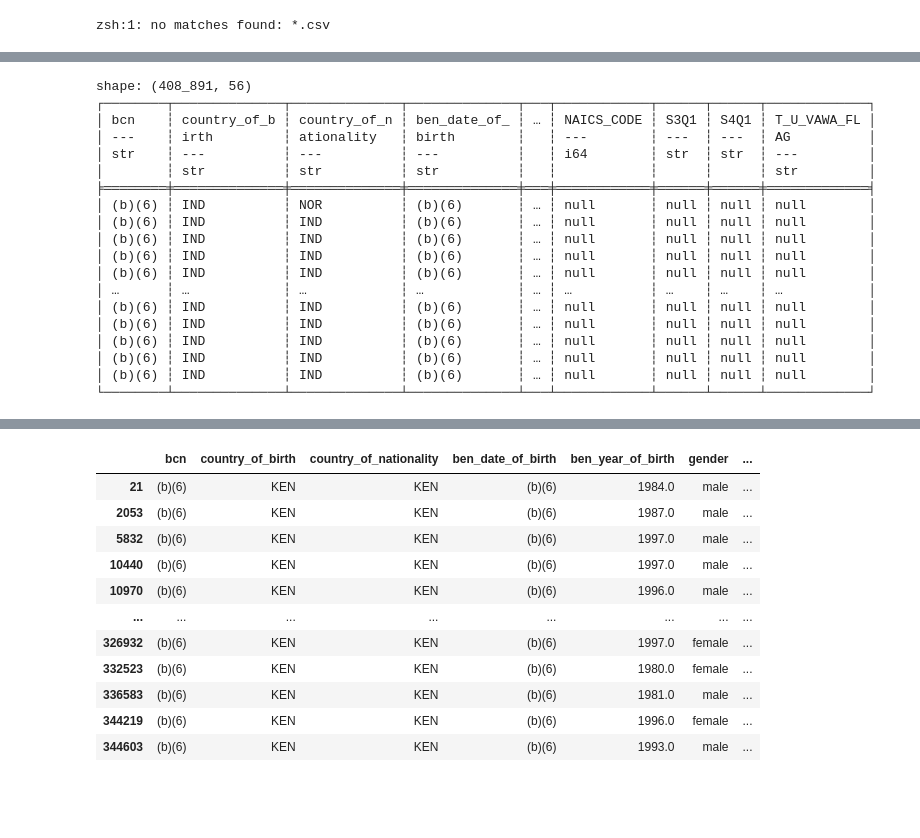
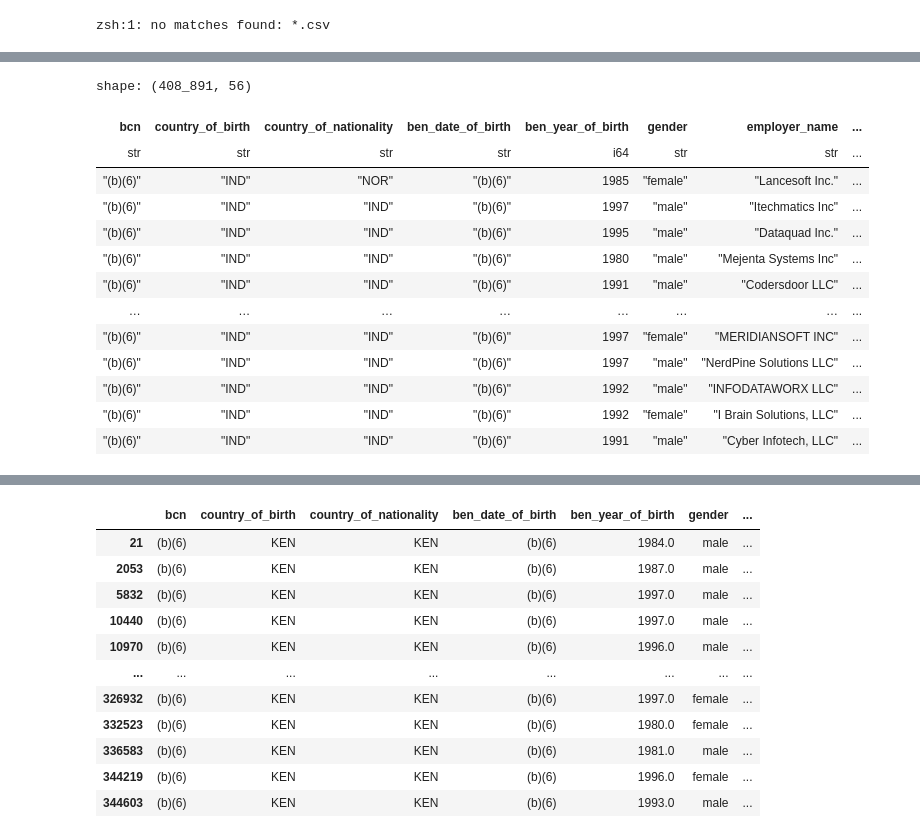
Before and after one commit to LNshuti/h1bs_polars, a Jupyter notebook: explore_h1bdata_withpolars.ipynb, the cells around one changed output, grey strips where cells are left out. Cells and saved outputs as stored; diff of their text form; code cells hidden in the pictures; blank space fills up the shorter version.

```diff
--- a/explore_h1bdata_withpolars.ipynb
+++ b/explore_h1bdata_withpolars.ipynb
@@ -84,24 +69,19 @@ shape: (474_421, 56)
 # %%
-TRK_13139_FY2024_multi_reg = pl.read_csv('TRK_13139_FY2024_multi_reg.csv', ignore_errors=True)
-print(TRK_13139_FY2024_multi_reg)
+TRK_13139_FY2024_multi_reg = pl.read_csv('data/TRK_13139_FY2024_multi_reg.csv', ignore_errors=True)
+TRK_13139_FY2024_multi_reg
 # %% [output]
 shape: (408_891, 56)
-┌────────┬──────────────┬──────────────┬──────────────┬───┬────────────┬──────┬──────┬─────────────┐
-│ bcn    ┆ country_of_b ┆ country_of_n ┆ ben_date_of_ ┆ … ┆ NAICS_CODE ┆ S3Q1 ┆ S4Q1 ┆ T_U_VAWA_FL │
-│ ---    ┆ irth         ┆ ationality   ┆ birth        ┆   ┆ ---        ┆ ---  ┆ ---  ┆ AG          │
-│ str    ┆ ---          ┆ ---          ┆ ---          ┆   ┆ i64        ┆ str  ┆ str  ┆ ---         │
-│        ┆ str          ┆ str          ┆ str          ┆   ┆            ┆      ┆      ┆ str         │
-╞════════╪══════════════╪══════════════╪══════════════╪═══╪════════════╪══════╪══════╪═════════════╡
-│ (b)(6) ┆ IND          ┆ NOR          ┆ (b)(6)       ┆ … ┆ null       ┆ null ┆ null ┆ null        │
-│ (b)(6) ┆ IND          ┆ IND          ┆ (b)(6)       ┆ … ┆ null       ┆ null ┆ null ┆ null        │
-│ (b)(6) ┆ IND          ┆ IND          ┆ (b)(6)       ┆ … ┆ null       ┆ null ┆ null ┆ null        │
-│ (b)(6) ┆ IND          ┆ IND          ┆ (b)(6)       ┆ … ┆ null       ┆ null ┆ null ┆ null        │
-│ (b)(6) ┆ IND          ┆ IND          ┆ (b)(6)       ┆ … ┆ null       ┆ null ┆ null ┆ null        │
-│ …      ┆ …            ┆ …            ┆ …            ┆ … ┆ …          ┆ …    ┆ …    ┆ …           │
-│ (b)(6) ┆ IND          ┆ IND          ┆ (b)(6)       ┆ … ┆ null       ┆ null ┆ null ┆ null        │
-│ (b)(6) ┆ IND          ┆ IND          ┆ (b)(6)       ┆ … ┆ null       ┆ null ┆ null ┆ null        │
-│ (b)(6) ┆ IND          ┆ IND          ┆ (b)(6)       ┆ … ┆ null       ┆ null ┆ null ┆ null        │
-│ (b)(6) ┆ IND          ┆ IND          ┆ (b)(6)       ┆ … ┆ null       ┆ null ┆ null ┆ null        │
-│ (b)(6) ┆ IND          ┆ IND          ┆ (b)(6)       ┆ … ┆ null       ┆ null ┆ null ┆ null        │
-└────────┴──────────────┴──────────────┴──────────────┴───┴────────────┴──────┴──────┴─────────────┘
+| bcn | country_of_birth | country_of_nationality | ben_date_of_birth | ben_year_of_birth | gender | employer_name | ... |
+| str | str | str | str | i64 | str | str | ... |
+| "(b)(6)" | "IND" | "NOR" | "(b)(6)" | 1985 | "female" | "Lancesoft Inc." | ... |
+| "(b)(6)" | "IND" | "IND" | "(b)(6)" | 1997 | "male" | "Itechmatics Inc" | ... |
+| "(b)(6)" | "IND" | "IND" | "(b)(6)" | 1995 | "male" | "Dataquad Inc." | ... |
+| "(b)(6)" | "IND" | "IND" | "(b)(6)" | 1980 | "male" | "Mejenta Systems Inc" | ... |
+| "(b)(6)" | "IND" | "IND" | "(b)(6)" | 1991 | "male" | "Codersdoor LLC" | ... |
+| … | … | … | … | … | … | … | ... |
+| "(b)(6)" | "IND" | "IND" | "(b)(6)" | 1997 | "female" | "MERIDIANSOFT INC" | ... |
+| "(b)(6)" | "IND" | "IND" | "(b)(6)" | 1997 | "male" | "NerdPine Solutions LLC" | ... |
+| "(b)(6)" | "IND" | "IND" | "(b)(6)" | 1992 | "male" | "INFODATAWORX LLC" | ... |
+| "(b)(6)" | "IND" | "IND" | "(b)(6)" | 1992 | "female" | "I Brain Solutions, LLC" | ... |
+| "(b)(6)" | "IND" | "IND" | "(b)(6)" | 1991 | "male" | "Cyber Infotech, LLC" | ... |
 # %%
```
Also changed, not shown: parts of 5 cells of this notebook, 7 other files.
